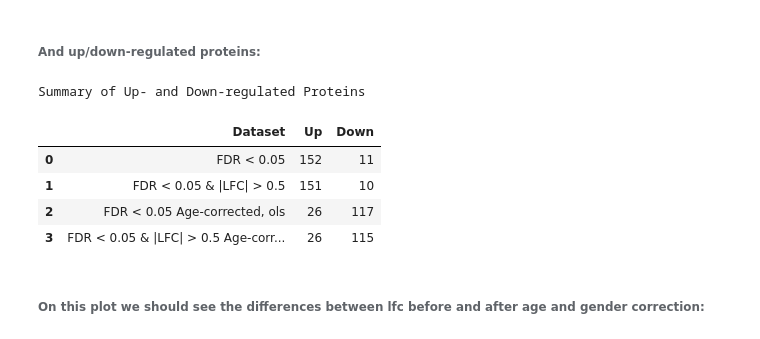
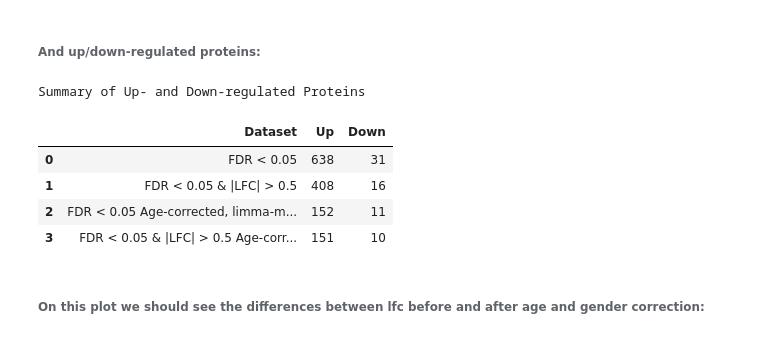
Before and after one commit to jungwirt/Olink_analysis, a Jupyter notebook: olink_proteo_intro_Python.ipynb, the cells around one changed output. Saved outputs shown, nothing was run; the diff lists cells and outputs as text; code cells hidden in the pictures.

Commit message:
changed up-and down regulated table (correction)

```diff
--- a/olink_proteo_intro_Python.ipynb
+++ b/olink_proteo_intro_Python.ipynb
@@ -696,34 +696,34 @@ plt.show()
 # %%
 reg_summary_all = pd.DataFrame({
     "Dataset": [
         "FDR < 0.05",
         "FDR < 0.05 & |LFC| > 0.5",
-        "FDR < 0.05 Age-corrected, ols",
-        "FDR < 0.05 & |LFC| > 0.5 Age-corrected, ols"
+        "FDR < 0.05 Age-corrected, limma-method",
+        "FDR < 0.05 & |LFC| > 0.5 Age-corrected, limma-method"
     ],
     "Up": [
+        ((diff_results['fdr'] < 0.05) & (diff_results['lfc'] > 0)).sum(),
+        ((diff_results['fdr'] < 0.05) & (diff_results['lfc'] > 0.5)).sum(),
         ((res['padj'] < 0.05) & (res['logFC'] > 0)).sum(),
-        ((res['padj'] < 0.05) & (res['logFC'] > 0.5)).sum(),
-        ((deg_treatment['fdr'] < 0.05) & (deg_treatment['lfc'] > 0)).sum(),
-        ((deg_treatment['fdr'] < 0.05) & (deg_treatment['lfc'] > 0.5)).sum()
+        ((res['padj'] < 0.05) & (res['logFC'] > 0.5)).sum()
     ],
     "Down": [
+        ((diff_results['fdr'] < 0.05) & (diff_results['lfc'] < 0)).sum(),
+        ((diff_results['fdr'] < 0.05) & (diff_results['lfc'] < -0.5)).sum(),
         ((res['padj'] < 0.05) & (res['logFC'] < 0)).sum(),
-        ((res['padj'] < 0.05) & (res['logFC'] < -0.5)).sum(),
-        ((deg_treatment['fdr'] < 0.05) & (deg_treatment['lfc'] < 0)).sum(),
-        ((deg_treatment['fdr'] < 0.05) & (deg_treatment['lfc'] < -0.5)).sum()
+        ((res['padj'] < 0.05) & (res ['logFC'] < -0.5)).sum()
     ]
 })
 
 print("Summary of Up- and Down-regulated Proteins")
 display(reg_summary_all)
 # %% [output]
 Summary of Up- and Down-regulated Proteins
 |  | Dataset | Up | Down |
-| 0 | FDR < 0.05 | 152 | 11 |
-| 1 | FDR < 0.05 & |LFC| > 0.5 | 151 | 10 |
-| 2 | FDR < 0.05 Age-corrected, ols | 26 | 117 |
-| 3 | FDR < 0.05 & |LFC| > 0.5 Age-corr... | 26 | 115 |
+| 0 | FDR < 0.05 | 638 | 31 |
+| 1 | FDR < 0.05 & |LFC| > 0.5 | 408 | 16 |
+| 2 | FDR < 0.05 Age-corrected, limma-m... | 152 | 11 |
+| 3 | FDR < 0.05 & |LFC| > 0.5 Age-corr... | 151 | 10 |
 # %% [markdown]
 ###### On this plot we should see the differences between lfc before and after age and gender correction:
 # %%
```
Also changed, not shown: parts of 2 cells of this notebook.
